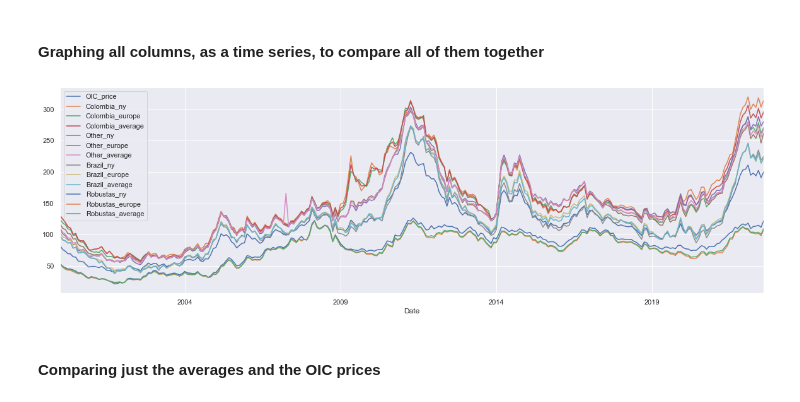
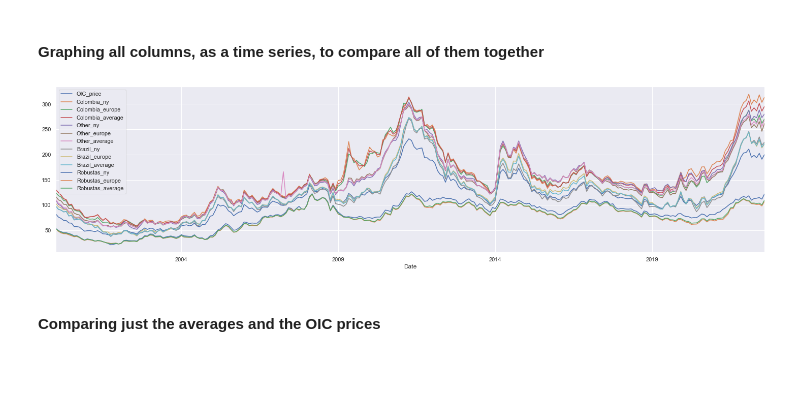
Before and after one commit to montwa/Ryerson, a Jupyter notebook: Coffee Price Regression Analysis.ipynb, the cells around one changed output. Drawn from its saved outputs; the diff is of its cells as text; code cells hidden in the pictures; blank space fills up the shorter version.

```diff
--- a/Coffee Price Regression Analysis.ipynb
+++ b/Coffee Price Regression Analysis.ipynb
@@ -35,6 +39,9 @@ df = df.drop(df.columns[[0,-1]], axis = 1)
 # remove the first 5 columns as is part of the format in the excel file
 df = df.drop(index = df.index[0:6],
        axis = 0)
+
+# because the first 5 rows where deleted, I need to reset the index to be 0 and not to start at row # 6
+df = df.reset_index(drop=True)
 # %%
 # renames the column for an easier comprenhesion
 df = df.rename(columns = {'Unnamed: 1': 'Date', 'Unnamed: 2':'OIC_price',
@@ -79,7 +86,7 @@ memory usage: 29.9+ KB
 #### The types of the columns are object, Changing them for numeric type float, so we can see the statistics
 # %%
 # changes the format of the column 'Date' for just the year and the month
-df['Date'] = pd.to_datetime(df['Date']).dt.to_period('M')
+df['Date'] = pd.to_datetime(df['Date'], format = '%d%m%Y')
 
 # creates a list with the names of the columns, removes the first item 'Date, changes the type to float
 lista = list(df.columns)
@@ -156,19 +203,21 @@ for each_market in lista:
 # %%
 # create a list with th enames of the columns
 lista = list(df.columns)
 #  removes the first item of the list, which is 'Date'
 lista.pop(0)
 
+# increases the size of the font
+sns.set(font_scale=1)
 # selects the size of the column
-plt.figure(figsize=(20,6))
+plt.figure(figsize=(25,6))
 # plots the axes
 ax = plt.gca()
 
 # creates a loop graphing all the columns vs 'Date'
 for column in lista:
     df.plot(x ='Date', y = column, ax = ax)
 # %% [output]
-[figure, old version]
+[figure, new version]
 # %% [markdown]
 #### Comparing just the averages and the OIC prices
 # %%
```
Also changed, not shown: parts of 31 cells of this notebook.
